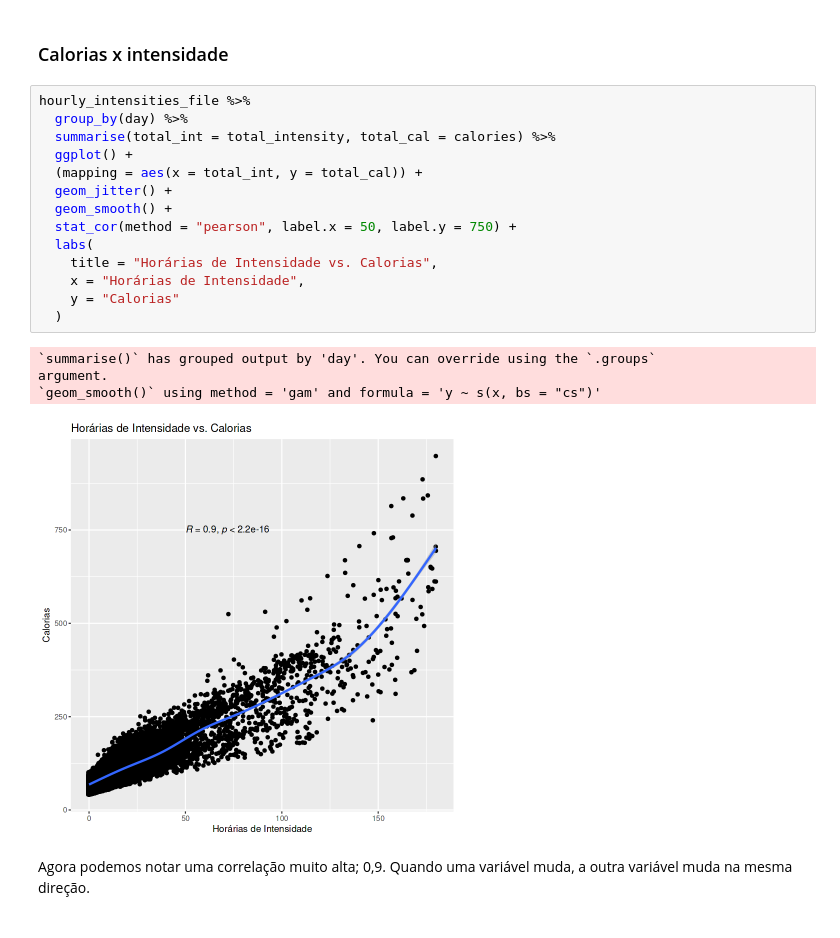
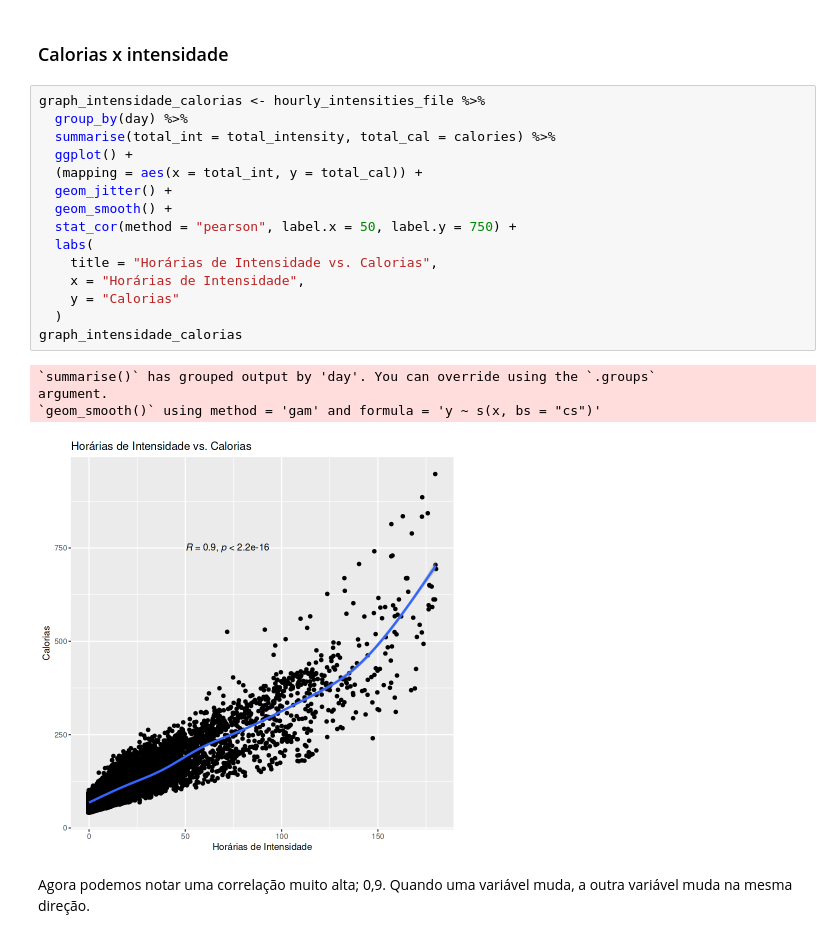
Before and after one commit to ARRETdaniel/22-2E_topicos_Especiais_em_IA_II_Sistemas_Inteligentes, a Jupyter notebook: projectFinal/finalproject-fitbit-fitness-data.ipynb, the cells around one changed output. Cells and saved outputs as stored; diff of their text form.

```diff
--- a/projectFinal/finalproject-fitbit-fitness-data.ipynb
+++ b/projectFinal/finalproject-fitbit-fitness-data.ipynb
@@ -466,24 +439,25 @@ Vamos dar uma olhada na intensidade x calorias para identificamos se haverá uma
 <a id="subsection4-three"></a>
 ### Calorias x intensidade
 # %%
-hourly_intensities_file %>%
+graph_intensidade_calorias <- hourly_intensities_file %>%
   group_by(day) %>%
   summarise(total_int = total_intensity, total_cal = calories) %>%
   ggplot() +
   (mapping = aes(x = total_int, y = total_cal)) +
   geom_jitter() +
   geom_smooth() +
   stat_cor(method = "pearson", label.x = 50, label.y = 750) +
   labs(
     title = "Horárias de Intensidade vs. Calorias",
     x = "Horárias de Intensidade",
     y = "Calorias"
   )
+graph_intensidade_calorias
 # %% [output]
 `summarise()` has grouped output by 'day'. You can override using the `.groups`
 argument.
 `geom_smooth()` using method = 'gam' and formula = 'y ~ s(x, bs = "cs")'
-[figure, old version]
+[figure, new version]
 # %% [markdown]
 Agora podemos notar uma correlação muito alta; 0,9. Quando uma variável muda, a outra variável muda na mesma direção.
 # %% [markdown]
```
Also changed, not shown: parts of 18 cells of this notebook.
